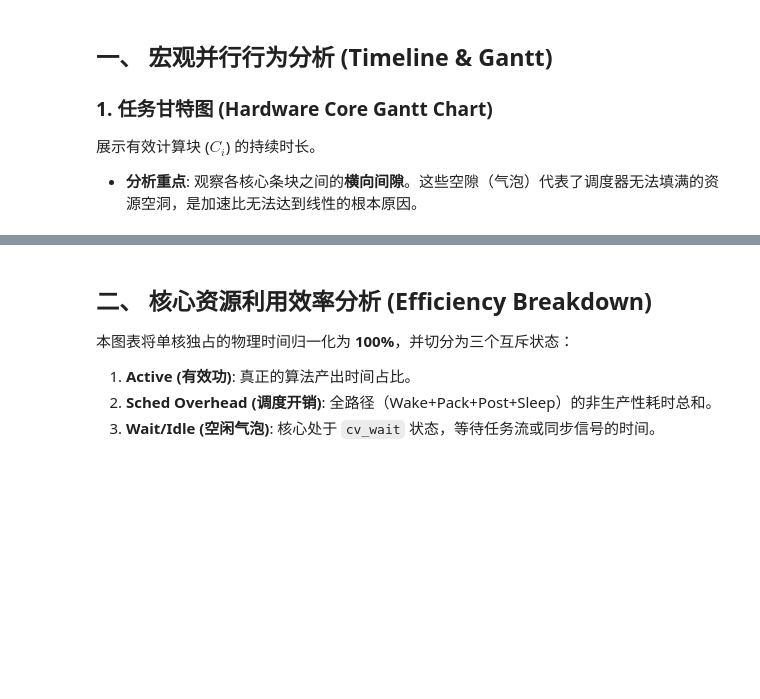
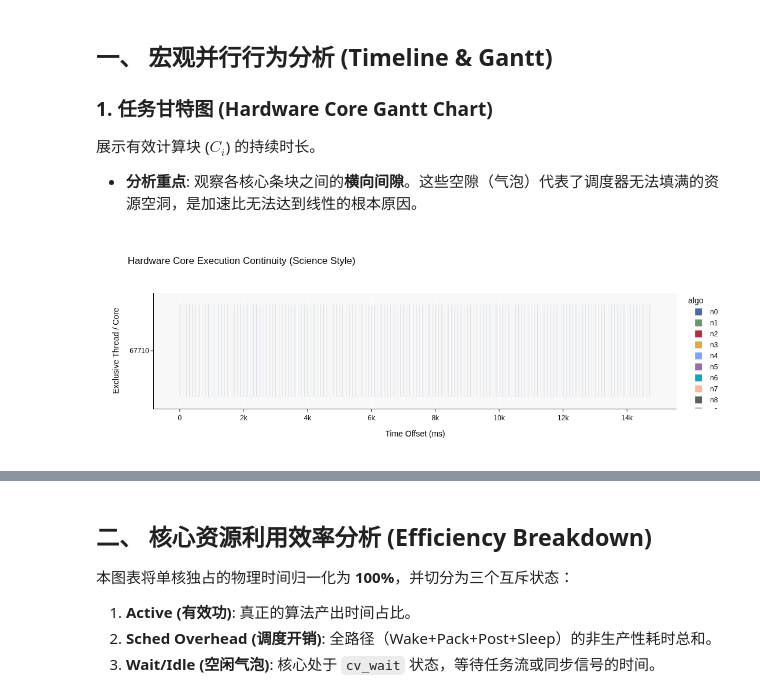
Before and after one commit to Jeeenious/fins, a Jupyter notebook: tool/plot.ipynb, the cells around one changed output, grey strips where cells are left out. Saved outputs shown, nothing was run; the diff lists cells and outputs as text; code cells hidden in the pictures; blank space fills up the shorter version.

```diff
--- a/tool/plot.ipynb
+++ b/tool/plot.ipynb
@@ -54,8 +65,8 @@ def _parse_hierarchy_data(csv):
                     com = next_s[next_s["kind"] == "complete"].iloc[0]
                     fin = next_s[next_s["kind"] == "finished"].iloc[0]
                     slp = next_s[next_s["kind"] == "sleep"].iloc[0]
-                    temp_1 = next_s[next_s["kind"] == "temp_1"].iloc[0]
-                    temp_2 = next_s[next_s["kind"] == "temp_2"].iloc[0]
+                    # temp_1 = next_s[next_s["kind"] == "temp_1"].iloc[0]
+                    # temp_2 = next_s[next_s["kind"] == "temp_2"].iloc[0]
 
                     # 按照用户要求分类计算：
                     wakeup_lat = rel["t_us"] - wak["t_us"]
@@ -63,9 +74,9 @@ def _parse_hierarchy_data(csv):
                     algo_us = com["t_us"] - curr["t_us"]
                     post = fin["t_us"] - com["t_us"]
                     sleep_lat = slp["t_us"] - fin["t_us"]
-                    sleep_lat_1 = temp_1["t_us"] - fin["t_us"]
-                    sleep_lat_2 = temp_2["t_us"] - temp_1["t_us"]
-                    sleep_lat_3 = slp["t_us"] - temp_2["t_us"]
+                    # sleep_lat_1 = temp_1["t_us"] - fin["t_us"]
+                    # sleep_lat_2 = temp_2["t_us"] - temp_1["t_us"]
+                    # sleep_lat_3 = slp["t_us"] - temp_2["t_us"]
 
 
                     # === 警告逻辑：检查五个值是否小于零 ===
@@ -118,9 +129,9 @@ def _parse_hierarchy_data(csv):
                         "algo_us": algo_us,
                         "wakeup_lat": wakeup_lat,
                         "sleep_lat": sleep_lat,
-                        "sleep_lat_1": sleep_lat_1,
-                        "sleep_lat_2": sleep_lat_2,
-                        "sleep_lat_3": sleep_lat_3,
+                        # "sleep_lat_1": sleep_lat_1,
+                        # "sleep_lat_2": sleep_lat_2,
+                        # "sleep_lat_3": sleep_lat_3,
                         "pack": pack,
                         "post": post,
                         "pack_post_us": pack + post, # 算法级开销
@@ -156,11 +167,15 @@ def _parse_hierarchy_data(csv):
 
 
 # 执行解析
-CSV_PATH = "temp/tracing.csv"
-print(f" Reading CSV: {CSV_PATH}")
-raw_df = pd.read_csv(CSV_PATH)
-print(f" Raw data loaded: {len(raw_df)} rows")
+ROS2_TRACE = ("ros2_feedback_u10_m1_ms00_s20907657_145904_timeline.csv")
+FINS_TRACE = ("fins_trace_feedback_u10_m1_ms00_s20907657.csv")
 
-analysis_df = _parse_hierarchy_data(CSV_PATH)
-analysis_df
+ros2_raw_df = pd.read_csv(ROS2_TRACE)
+fins_raw_df = pd.read_csv(FINS_TRACE)
+
+print(f" Raw data loaded: {len(ros2_raw_df)} rows")
+print(f" Raw data loaded: {len(fins_raw_df)} rows")
+
+ros2_analysis_df = _parse_hierarchy_data(ROS2_TRACE)
+fins_analysis_df = _parse_hierarchy_data(FINS_TRACE)
 # %% [output]
@@ -282,0 +283,4 @@ draw_px_gantt(analysis_df)
+# %%
+draw_px_gantt(ros2_analysis_df)
+# %% [output]
+[figure, added]
```
Also changed, not shown: parts of 33 cells of this notebook, 2 other files.
